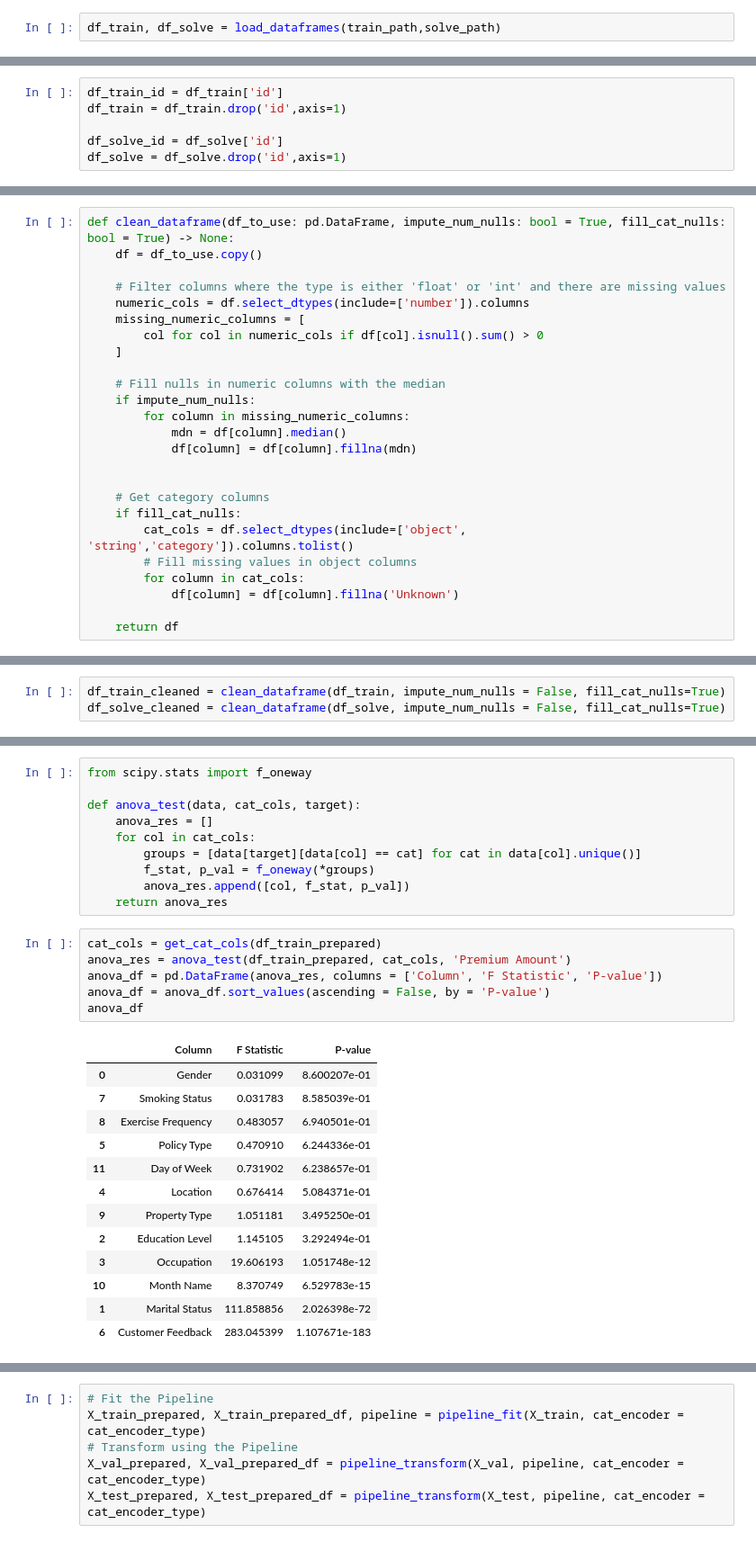
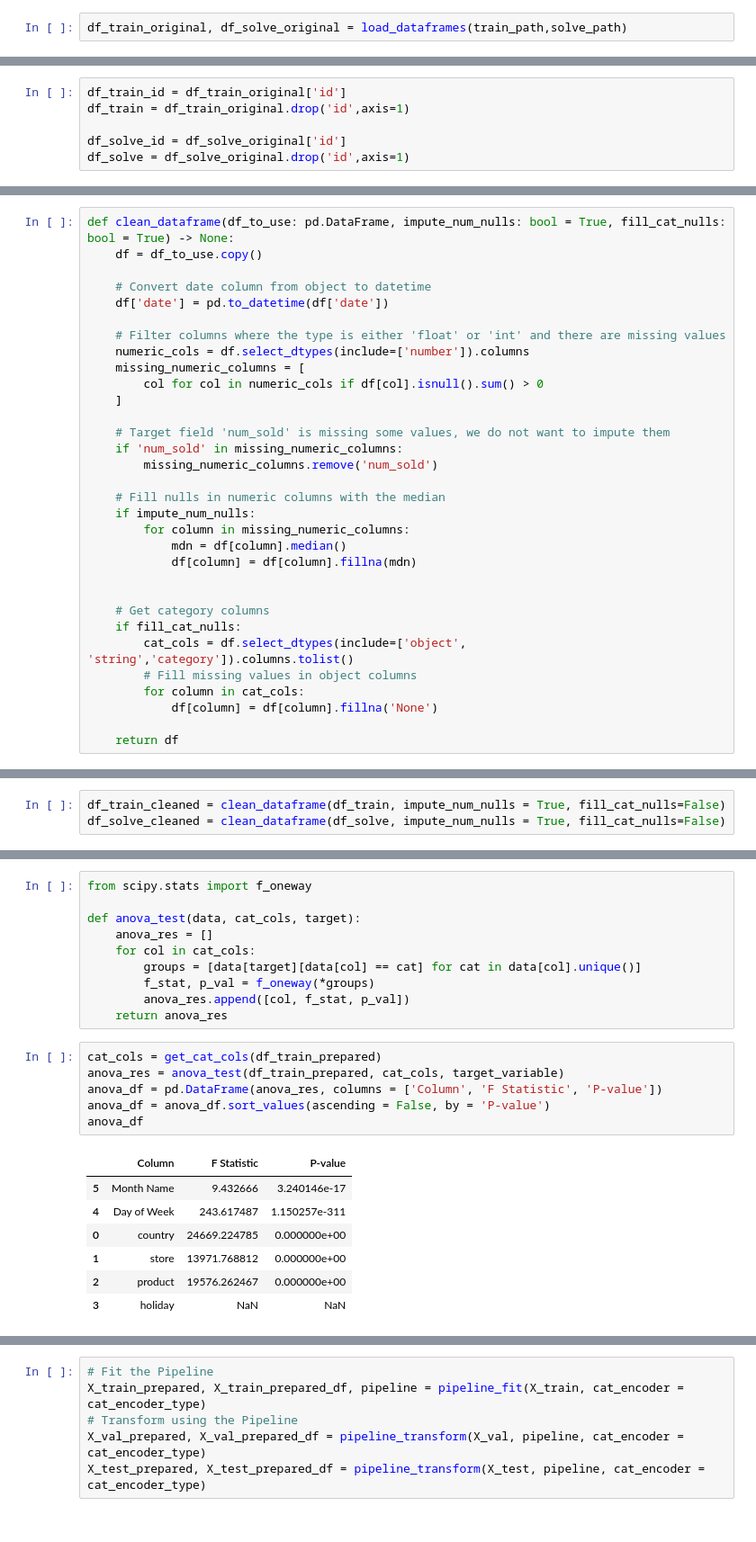
Before and after one commit to ZaneChodaniecky/Kaggle-Sticker, a Jupyter notebook: LGBM.ipynb, the cells around one changed output, grey strips where cells are left out. Shown at 90% size. Drawn from its saved outputs; the diff is of its cells as text.

```diff
--- a/LGBM.ipynb
+++ b/LGBM.ipynb
@@ -57,3 +47,3 @@ def load_dataframes(path1: str, path2: str, format1: str = "csv", format2: str =
     return df1, df2
 # %%
-df_train, df_solve = load_dataframes(train_path,solve_path)
+df_train_original, df_solve_original = load_dataframes(train_path,solve_path)
@@ -60,9 +52,9 @@ df_train, df_solve = load_dataframes(train_path,solve_path)
 # %%
-df_train_id = df_train['id']
-df_train = df_train.drop('id',axis=1)
+df_train_id = df_train_original['id']
+df_train = df_train_original.drop('id',axis=1)
 
-df_solve_id = df_solve['id']
-df_solve = df_solve.drop('id',axis=1)
+df_solve_id = df_solve_original['id']
+df_solve = df_solve_original.drop('id',axis=1)
 # %%
 from typing import Tuple
 
@@ -188,12 +181,19 @@ def get_cat_cols(df: pd.DataFrame):
 # %%
 def clean_dataframe(df_to_use: pd.DataFrame, impute_num_nulls: bool = True, fill_cat_nulls: bool = True) -> None:
     df = df_to_use.copy()
+
+    # Convert date column from object to datetime
+    df['date'] = pd.to_datetime(df['date'])
 
     # Filter columns where the type is either 'float' or 'int' and there are missing values
     numeric_cols = df.select_dtypes(include=['number']).columns
     missing_numeric_columns = [
         col for col in numeric_cols if df[col].isnull().sum() > 0
     ]
+
+    # Target field 'num_sold' is missing some values, we do not want to impute them
+    if 'num_sold' in missing_numeric_columns:
+        missing_numeric_columns.remove('num_sold')
 
     # Fill nulls in numeric columns with the median
     if impute_num_nulls:
@@ -207,7 +207,7 @@ def clean_dataframe(df_to_use: pd.DataFrame, impute_num_nulls: bool = True, fill
         cat_cols = df.select_dtypes(include=['object', 'string','category']).columns.tolist()
         # Fill missing values in object columns
         for column in cat_cols:
-            df[column] = df[column].fillna('Unknown')
+            df[column] = df[column].fillna('None')
 
     return df
 # %%
@@ -235,8 +268,8 @@ def transform_dataframe(df_to_use: pd.DataFrame) -> None:
 # %%
 # Clean and Transform Data
 # %%
-df_train_cleaned = clean_dataframe(df_train, impute_num_nulls = False, fill_cat_nulls=True)
-df_solve_cleaned = clean_dataframe(df_solve, impute_num_nulls = False, fill_cat_nulls=True)
+df_train_cleaned = clean_dataframe(df_train, impute_num_nulls = True, fill_cat_nulls=False)
+df_solve_cleaned = clean_dataframe(df_solve, impute_num_nulls = True, fill_cat_nulls=False)
 # %%
 df_train_prepared = transform_dataframe(df_train_cleaned)
 df_solve_prepared = transform_dataframe(df_solve_cleaned)
@@ -352,23 +359,17 @@ def anova_test(data, cat_cols, target):
     return anova_res
 # %%
 cat_cols = get_cat_cols(df_train_prepared)
-anova_res = anova_test(df_train_prepared, cat_cols, 'Premium Amount')
+anova_res = anova_test(df_train_prepared, cat_cols, target_variable)
 anova_df = pd.DataFrame(anova_res, columns = ['Column', 'F Statistic', 'P-value'])
 anova_df = anova_df.sort_values(ascending = False, by = 'P-value')
 anova_df
 # %% [output]
 |  | Column | F Statistic | P-value |
-| 0 | Gender | 0.031099 | 8.600207e-01 |
-| 7 | Smoking Status | 0.031783 | 8.585039e-01 |
-| 8 | Exercise Frequency | 0.483057 | 6.940501e-01 |
-| 5 | Policy Type | 0.470910 | 6.244336e-01 |
-| 11 | Day of Week | 0.731902 | 6.238657e-01 |
-| 4 | Location | 0.676414 | 5.084371e-01 |
-| 9 | Property Type | 1.051181 | 3.495250e-01 |
-| 2 | Education Level | 1.145105 | 3.292494e-01 |
-| 3 | Occupation | 19.606193 | 1.051748e-12 |
-| 10 | Month Name | 8.370749 | 6.529783e-15 |
-| 1 | Marital Status | 111.858856 | 2.026398e-72 |
-| 6 | Customer Feedback | 283.045399 | 1.107671e-183 |
+| 5 | Month Name | 9.432666 | 3.240146e-17 |
+| 4 | Day of Week | 243.617487 | 1.150257e-311 |
+| 0 | country | 24669.224785 | 0.000000e+00 |
+| 1 | store | 13971.768812 | 0.000000e+00 |
+| 2 | product | 19576.262467 | 0.000000e+00 |
+| 3 | holiday | NaN | NaN |
 # %%
 #selected columns
```
Also changed, not shown: parts of 30 cells of this notebook.
